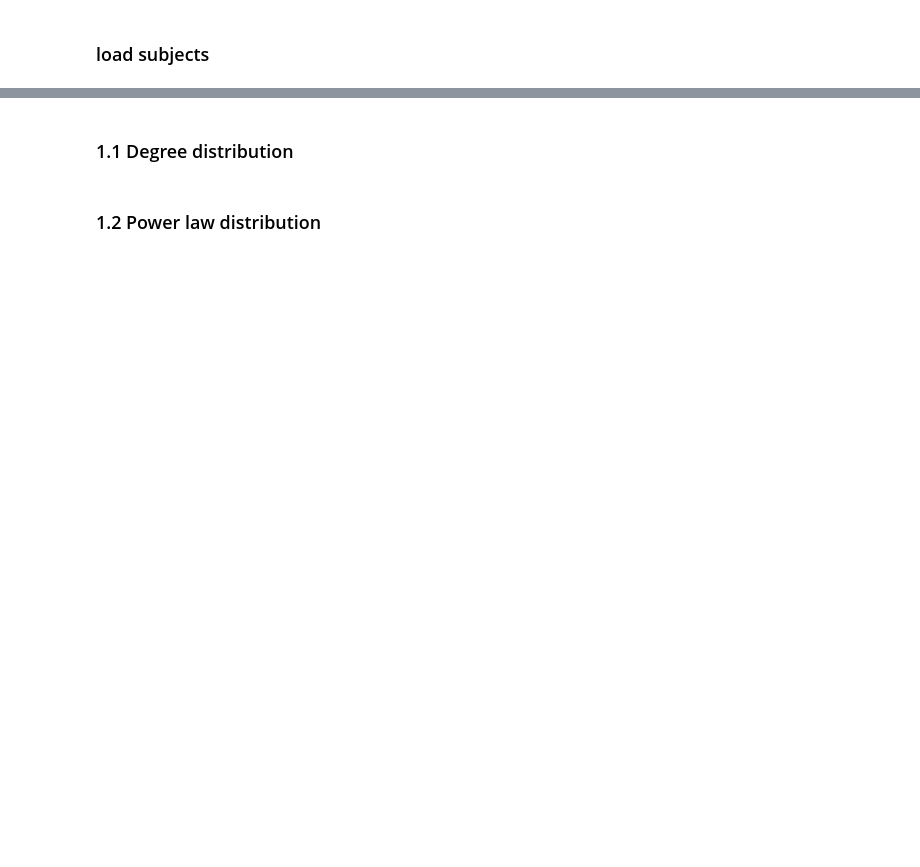
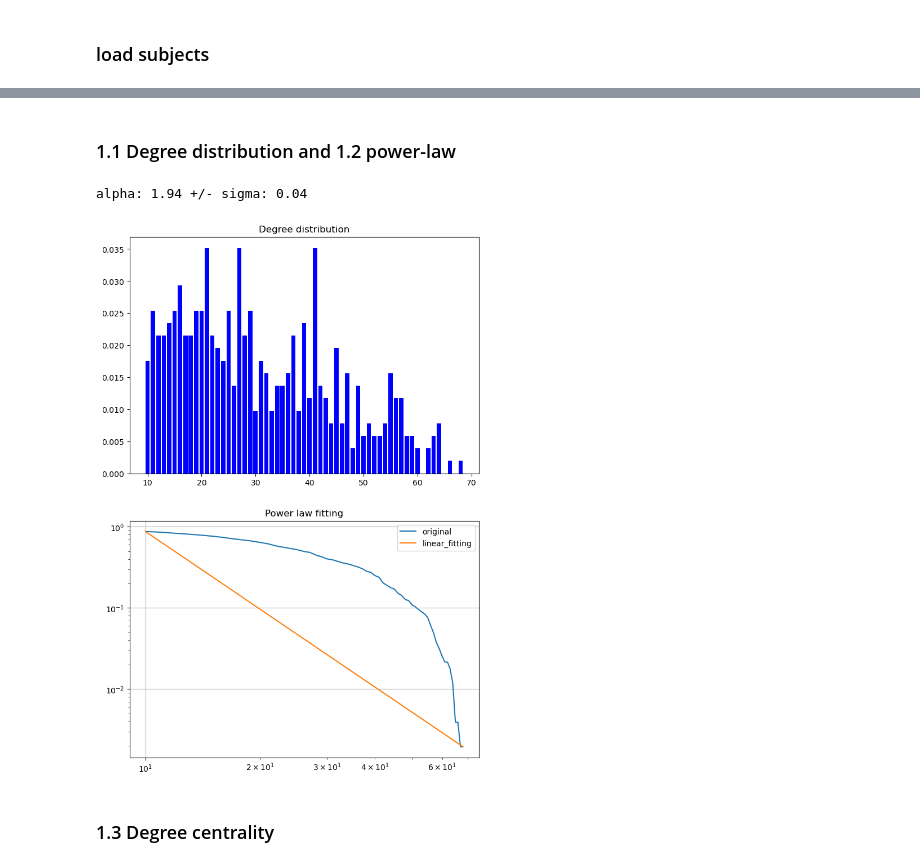
Before and after one commit to yilewang/dynamical_net_sys_class, a Jupyter notebook: project/project.ipynb, the cells around one changed output, grey strips where cells are left out. Drawn from its saved outputs; the diff is of its cells as text; code cells hidden in the pictures; blank space fills up the shorter version.

```diff
--- a/project/project.ipynb
+++ b/project/project.ipynb
@@ -196,2 +326,2 @@ def calc_powerlaw(G,kmin=None):
 # %% [markdown]
-### 1.1 Degree distribution
+### 1.1 Degree distribution and 1.2 power-law
@@ -200,4 +328,7 @@ degree_distribution(G)
-# %% [markdown]
-### 1.2 Power law distribution
 # %%
-calc_powerlaw(G,kmin=4) # select kmin!
+calc_powerlaw(G_SNC,kmin=10) # select kmin!
+# %% [output]
+alpha: 1.94 +/- sigma: 0.04
+[figure, added]
+# %% [markdown]
+### 1.3 Degree centrality
```
Also changed, not shown: parts of 37 cells of this notebook.
